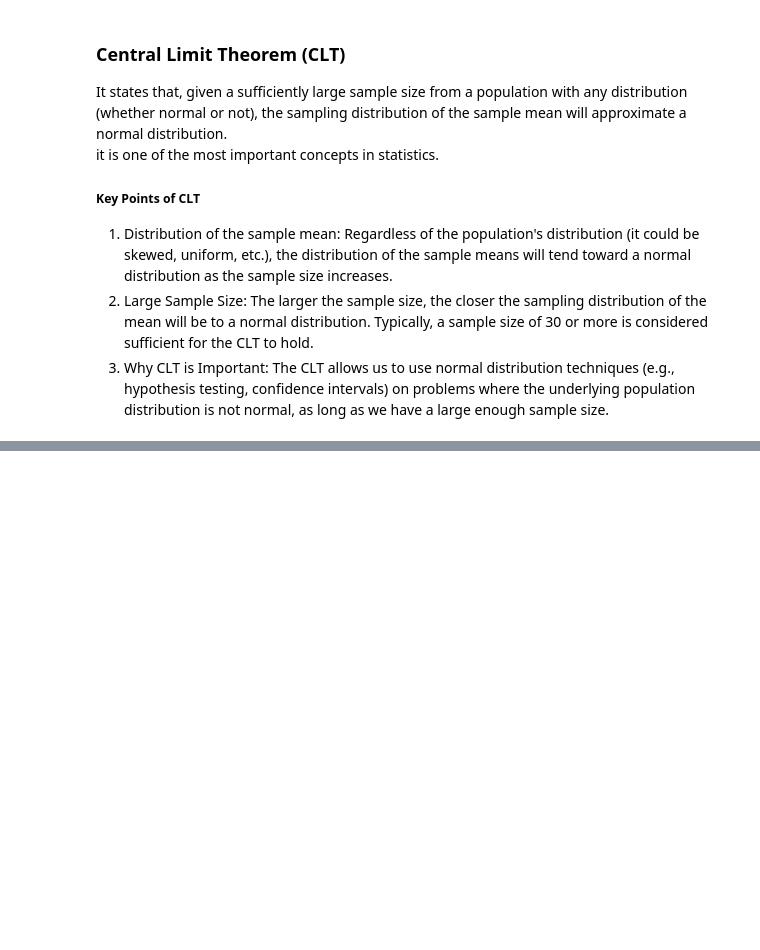
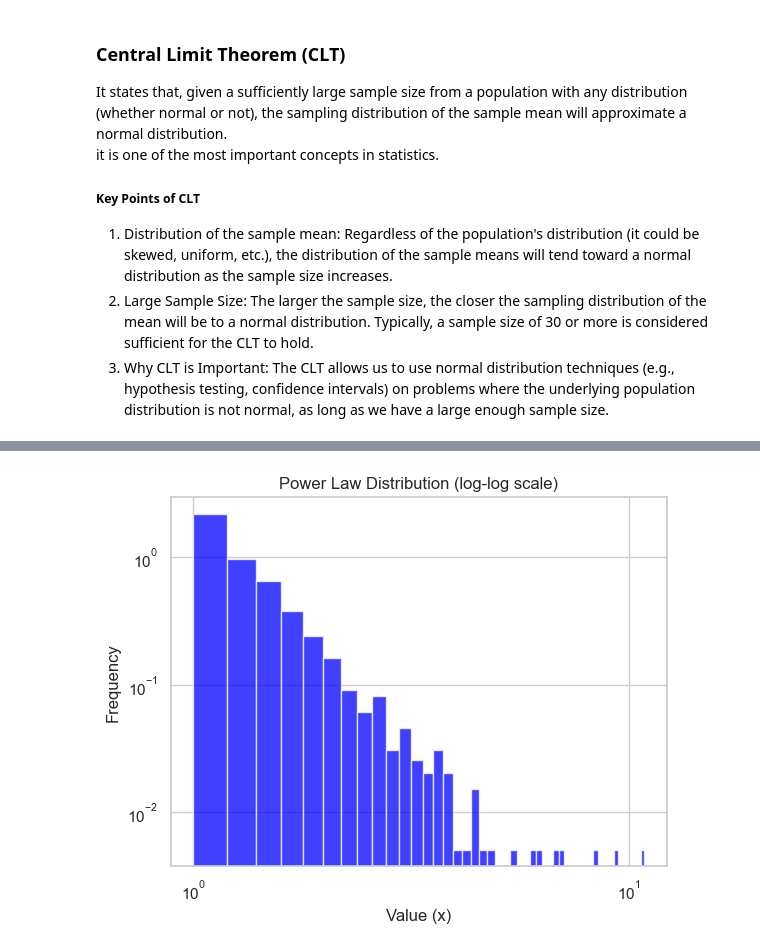
Before and after one commit to ritik-3/statistic-lerarning, a Jupyter notebook: main.ipynb, the cells around one changed output, grey strips where cells are left out. Saved outputs shown, nothing was run; the diff lists cells and outputs as text; code cells hidden in the pictures; blank space fills up the shorter version.

Commit message:
power low and pareto

```diff
--- a/main.ipynb
+++ b/main.ipynb
@@ -328,0 +387,25 @@ plt.show()
+# %%
+import numpy as np
+import matplotlib.pyplot as plt
+
+# Set parameters for the power law distribution
+alpha = 3  # Power law exponent
+x_min = 1  # Minimum value of x
+
+# Generate random data following a power law distribution
+data = (np.random.pareto(alpha, 1000) + 1) * x_min
+
+# Plot the histogram of the power-law data
+plt.hist(data, bins=50, density=True, alpha=0.75, color='blue')
+
+# Plot settings
+plt.xscale('log')
+plt.yscale('log')
+plt.title("Power Law Distribution (log-log scale)")
+plt.xlabel("Value (x)")
+plt.ylabel("Frequency")
+
+# Show plot
+plt.show()
+# %% [output]
+[figure, added]
```
Also changed, not shown: parts of 9 cells of this notebook.
